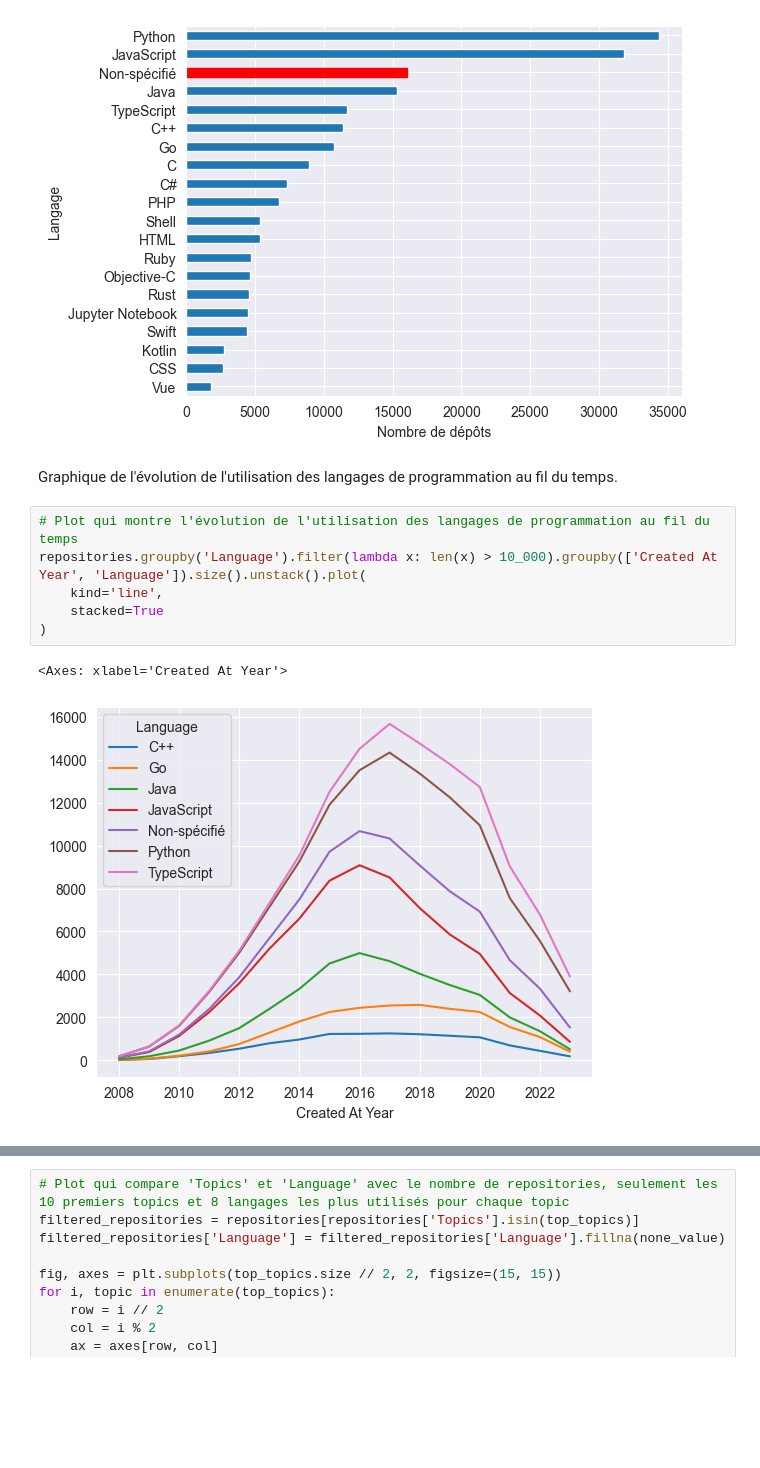
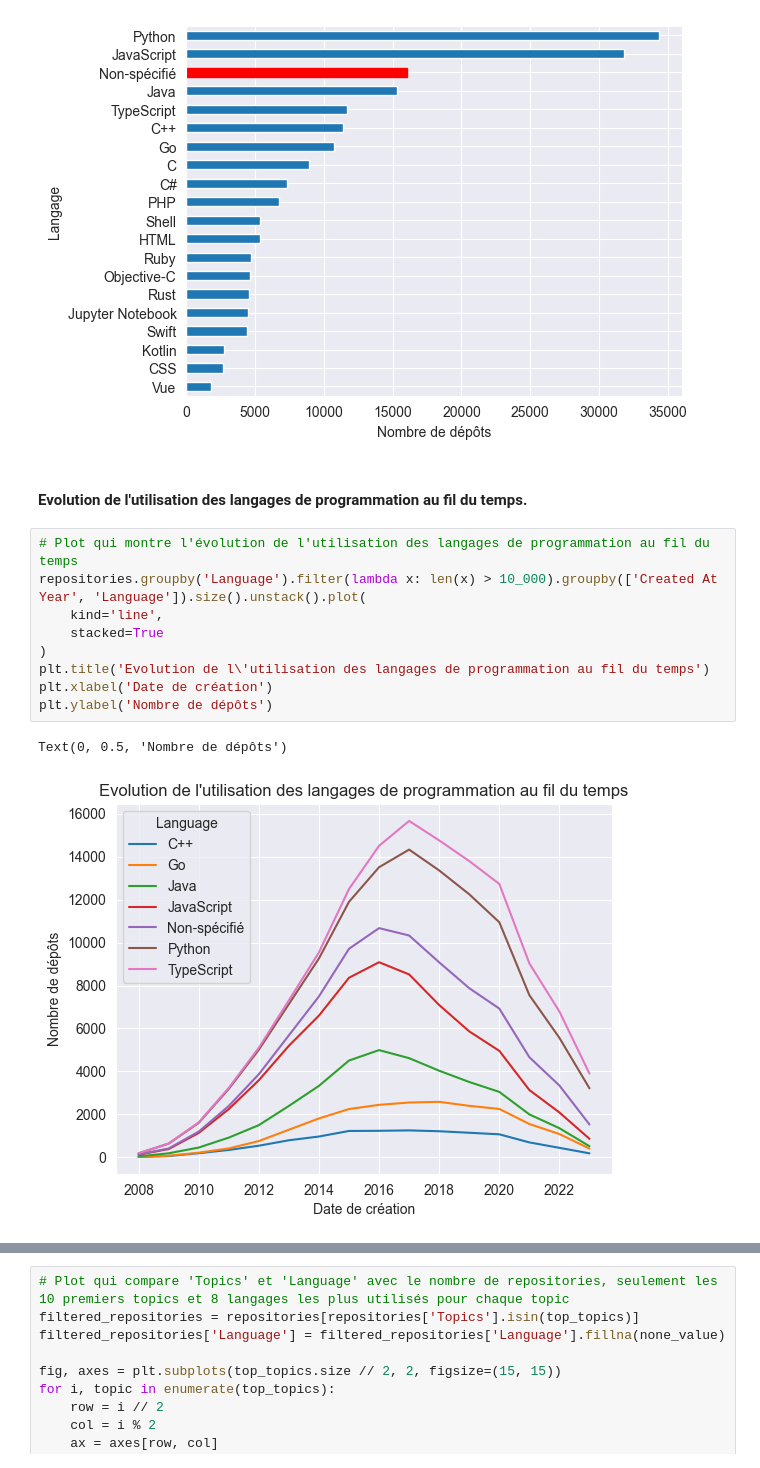
Before and after one commit to xhmyjae/stats-in-space, a Jupyter notebook: main.ipynb, the cells around one changed output, grey strips where cells are left out. Saved outputs shown, nothing was run; the diff lists cells and outputs as text; blank space fills up the shorter version.

```diff
--- a/main.ipynb
+++ b/main.ipynb
@@ -91,14 +99,17 @@ plt.xlabel('Nombre de dépôts')
 Text(0.5, 0, 'Nombre de dépôts')
 [figure]
 # %% [markdown]
-Graphique de l'évolution de l'utilisation des langages de programmation au fil du temps.
+#### Evolution de l'utilisation des langages de programmation au fil du temps.
 # %%
 # Plot qui montre l'évolution de l'utilisation des langages de programmation au fil du temps
 repositories.groupby('Language').filter(lambda x: len(x) > 10_000).groupby(['Created At Year', 'Language']).size().unstack().plot(
 	kind='line',
 	stacked=True
 )
+plt.title('Evolution de l\'utilisation des langages de programmation au fil du temps')
+plt.xlabel('Date de création')
+plt.ylabel('Nombre de dépôts')
 # %% [output]
-<Axes: xlabel='Created At Year'>
+Text(0, 0.5, 'Nombre de dépôts')
-[figure, old version]
+[figure, new version]
 # %% [markdown]
```
Also changed, not shown: parts of 36 cells of this notebook.
